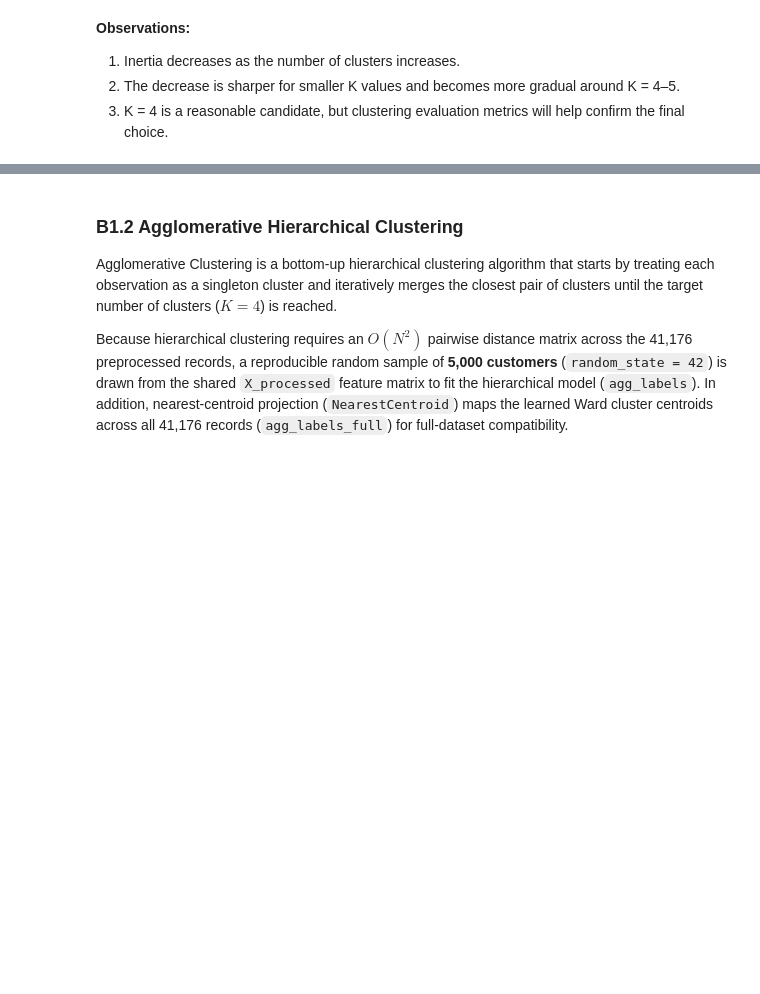
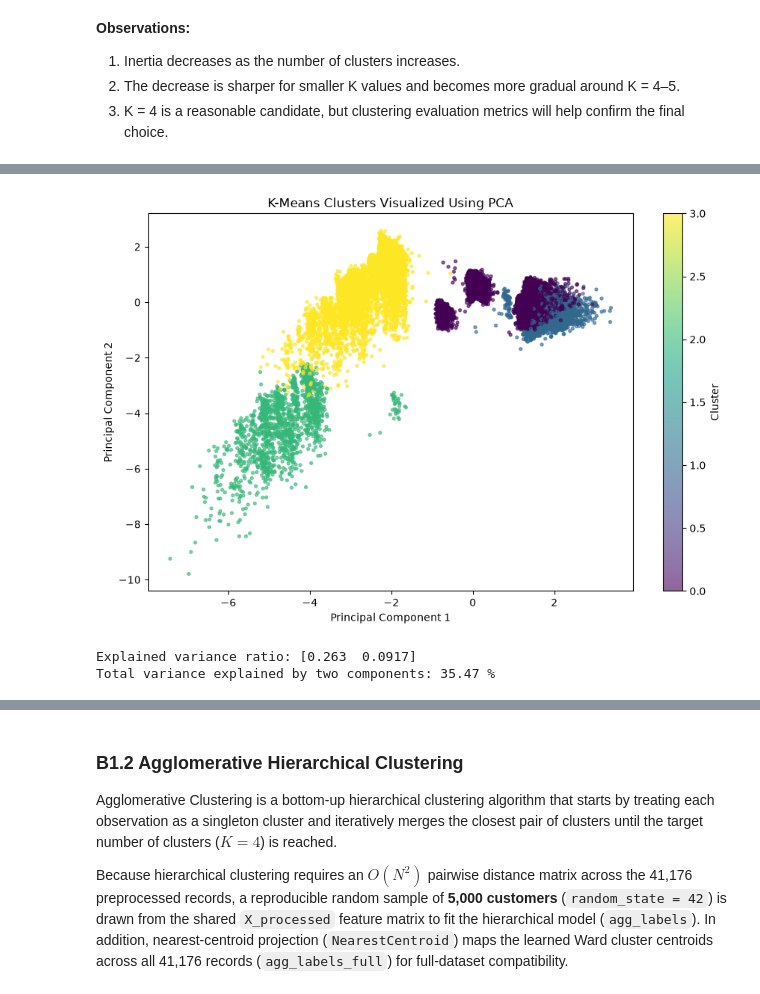
Before and after one commit to MohithKumar128/ML-301, a Jupyter notebook: notebooks/clustering.ipynb, the cells around one changed output, grey strips where cells are left out. Saved outputs shown, nothing was run; the diff lists cells and outputs as text; code cells hidden in the pictures; blank space fills up the shorter version.

Commit message:
Complete K-Means evaluation metrics and PCA visualization

```diff
--- a/notebooks/clustering.ipynb
+++ b/notebooks/clustering.ipynb
@@ -517,0 +553,34 @@ plt.show()
+# %%
+from sklearn.decomposition import PCA
+import matplotlib.pyplot as plt
+
+pca = PCA(n_components=2, random_state=42)
+X_pca = pca.fit_transform(X_processed)
+
+plt.figure(figsize=(9, 6))
+scatter = plt.scatter(
+    X_pca[:, 0],
+    X_pca[:, 1],
+    c=kmeans_labels,
+    cmap="viridis",
+    s=8,
+    alpha=0.6
+)
+
+plt.title("K-Means Clusters Visualized Using PCA")
+plt.xlabel("Principal Component 1")
+plt.ylabel("Principal Component 2")
+plt.colorbar(scatter, label="Cluster")
+plt.tight_layout()
+plt.show()
+
+print("Explained variance ratio:", pca.explained_variance_ratio_.round(4))
+print(
+    "Total variance explained by two components:",
+    round(pca.explained_variance_ratio_.sum() * 100, 2),
+    "%"
+)
+# %% [output]
+[figure, added]
+Explained variance ratio: [0.263  0.0917]
+Total variance explained by two components: 35.47 %
```
Also changed, not shown: parts of 9 cells of this notebook.
